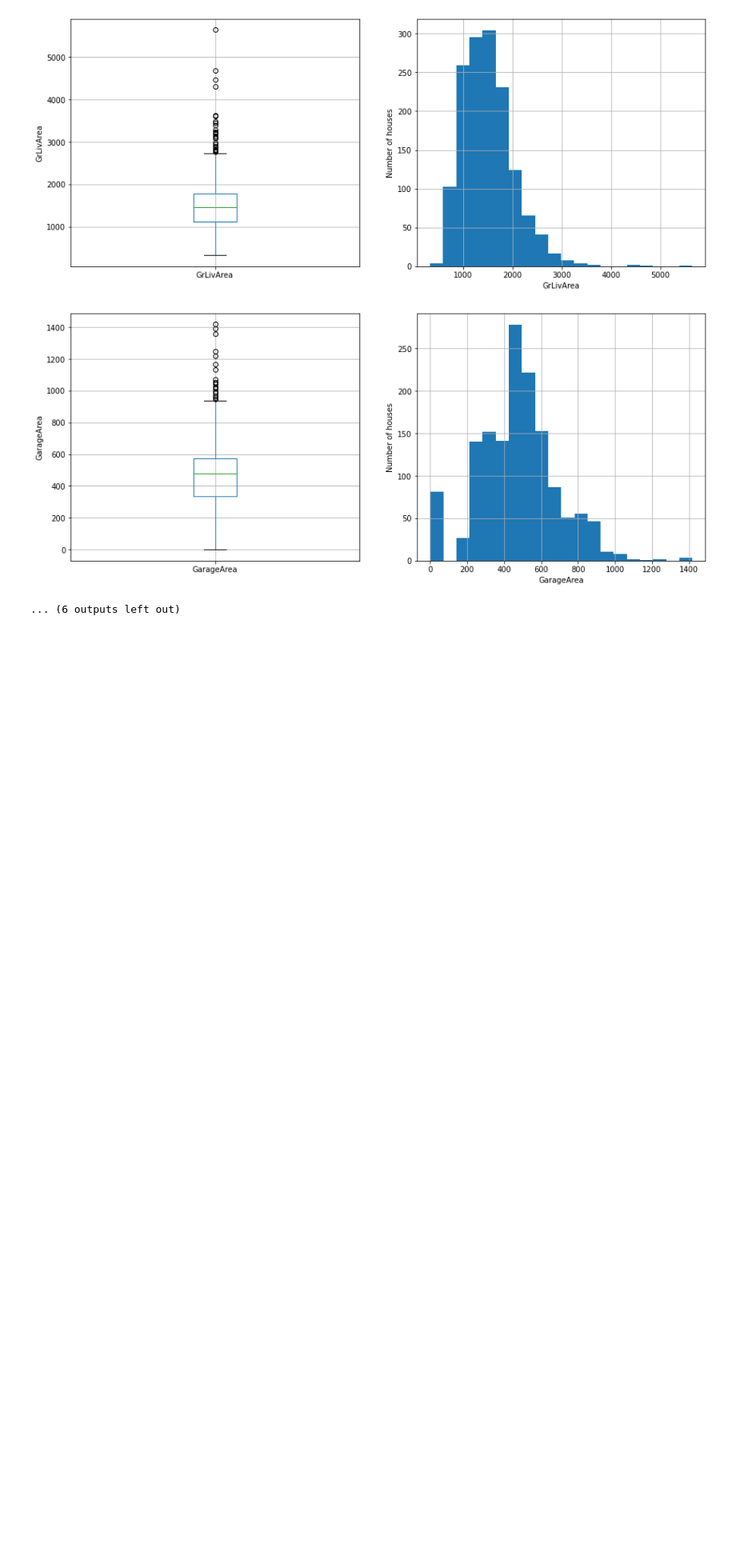
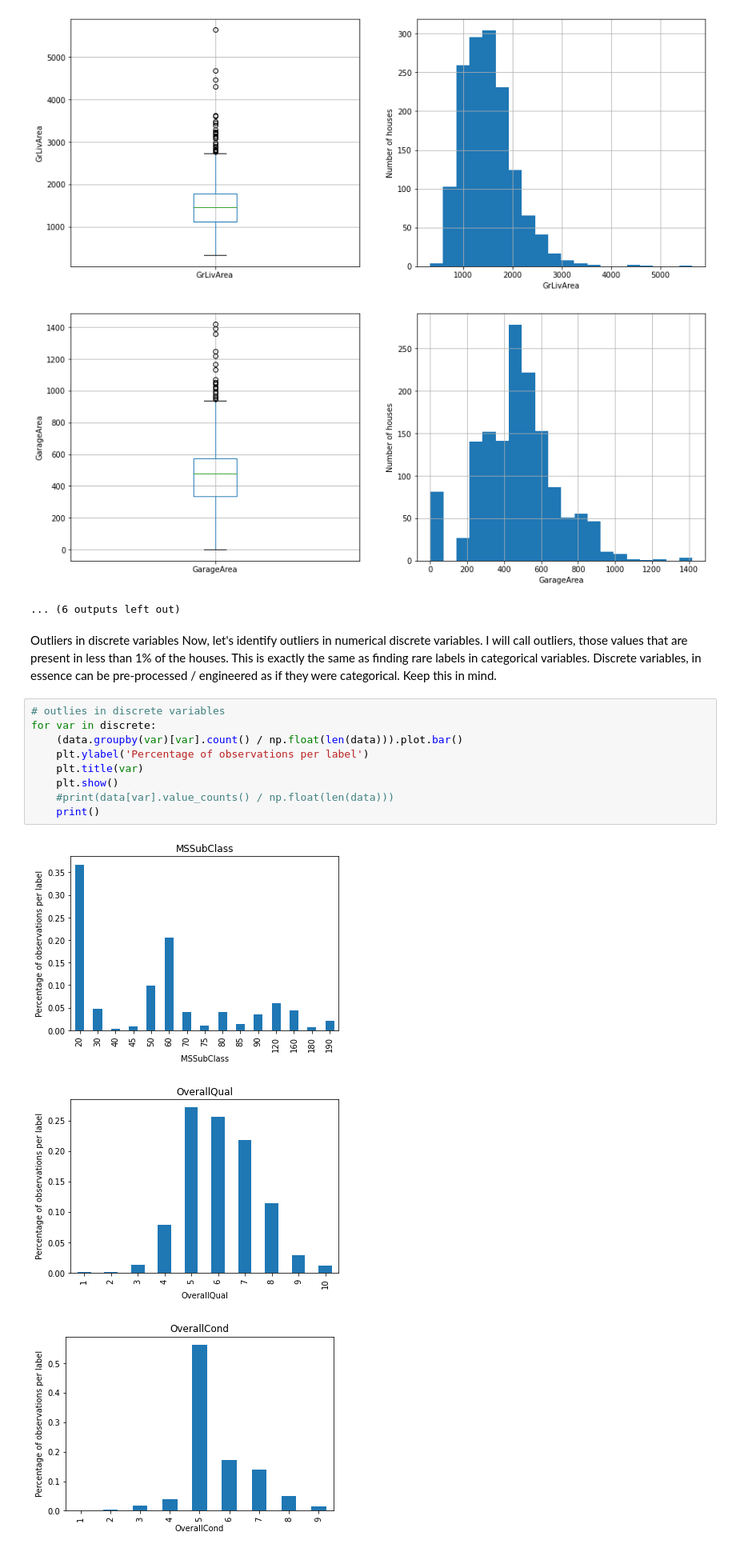
Before and after one commit to buriihenry/Machine_Learning-1, a Jupyter notebook: Feature Engineering/Feature Engineering.ipynb, the cells around one changed output. Shown: that part at 80% size. Drawn from its saved outputs; the diff is of its cells as text; blank space fills up the shorter version.

```diff
--- a/Feature Engineering/Feature Engineering.ipynb
+++ b/Feature Engineering/Feature Engineering.ipynb
@@ -251,3 +251,19 @@ numerical
 [figure]
 [figure]
 ... (6 outputs left out)
+# %% [markdown]
+Outliers in discrete variables
+Now, let's identify outliers in numerical discrete variables. I will call outliers, those values that are present in less than 1% of the houses. This is exactly the same as finding rare labels in categorical variables. Discrete variables, in essence can be pre-processed / engineered as if they were categorical. Keep this in mind.
+# %%
+# outlies in discrete variables
+for var in discrete:
+    (data.groupby(var)[var].count() / np.float(len(data))).plot.bar()
+    plt.ylabel('Percentage of observations per label')
+    plt.title(var)
+    plt.show()
+    #print(data[var].value_counts() / np.float(len(data)))
+    print()
+# %% [output]
+[figure, added]
+[figure, added]
+[figure, added]
```
Also changed, not shown: parts of 4 cells of this notebook.
